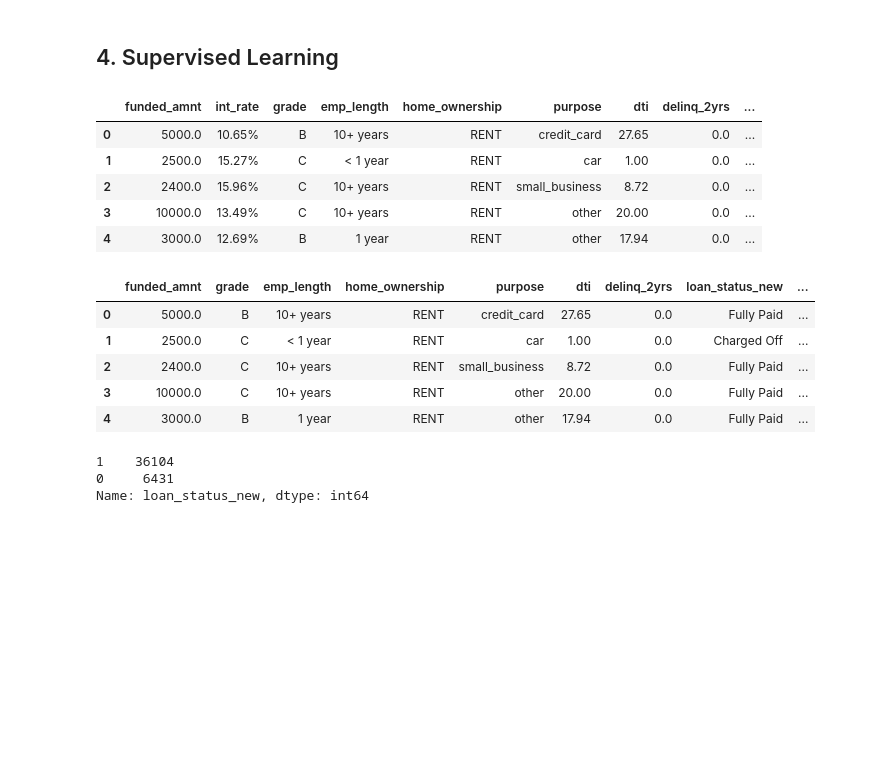
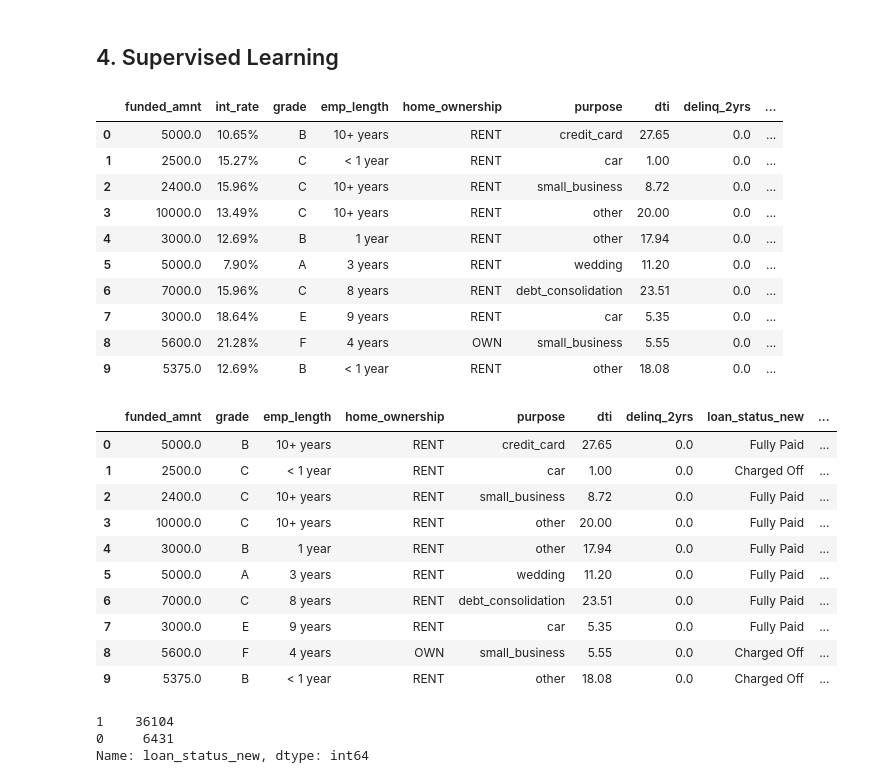
Before and after one commit to j-tian/Springboard, a Jupyter notebook: capstone_one.ipynb, the cells around one changed output. Drawn from its saved outputs; the diff is of its cells as text; code cells hidden in the pictures; blank space fills up the shorter version.

```diff
--- a/capstone_one.ipynb
+++ b/capstone_one.ipynb
@@ -276,23 +276,28 @@ from scipy.stats import boxcox
 # %%
 df1 = df.filter(['funded_amnt','term','int_rate','installment','grade','sub_grade','emp_length','home_ownership',
                     'annual_inc','verification_status','purpose','dti','delinq_2yrs','loan_status_new'])
 df1=df1.dropna(axis=0)
 df1.drop(['installment','sub_grade','verification_status','term'], axis=1, inplace = True)
 #df1.drop(['purpose'], axis=1, inplace = True)
 #df1.drop(['home_ownership'], axis=1, inplace = True)
-df1.head()
+df1.head(10)
 # %% [output]
 |  | funded_amnt | int_rate | grade | emp_length | home_ownership | purpose | dti | delinq_2yrs | ... |
 | 0 | 5000.0 | 10.65% | B | 10+ years | RENT | credit_card | 27.65 | 0.0 | ... |
 | 1 | 2500.0 | 15.27% | C | < 1 year | RENT | car | 1.00 | 0.0 | ... |
 | 2 | 2400.0 | 15.96% | C | 10+ years | RENT | small_business | 8.72 | 0.0 | ... |
 | 3 | 10000.0 | 13.49% | C | 10+ years | RENT | other | 20.00 | 0.0 | ... |
 | 4 | 3000.0 | 12.69% | B | 1 year | RENT | other | 17.94 | 0.0 | ... |
+| 5 | 5000.0 | 7.90% | A | 3 years | RENT | wedding | 11.20 | 0.0 | ... |
+| 6 | 7000.0 | 15.96% | C | 8 years | RENT | debt_consolidation | 23.51 | 0.0 | ... |
+| 7 | 3000.0 | 18.64% | E | 9 years | RENT | car | 5.35 | 0.0 | ... |
+| 8 | 5600.0 | 21.28% | F | 4 years | OWN | small_business | 5.55 | 0.0 | ... |
+| 9 | 5375.0 | 12.69% | B | < 1 year | RENT | other | 18.08 | 0.0 | ... |
 # %%
 #df1['emp_length']=df1['emp_length'].apply(lambda x: str(x.split(' ')[0]))
 df1['int_rate_new']=df1['int_rate'].apply(lambda x: float(x.split('%')[0]))
 df1.drop(['int_rate'],axis=1, inplace = True)
-df1.head()
+df1.head(10)
 # %% [output]
 |  | funded_amnt | grade | emp_length | home_ownership | purpose | dti | delinq_2yrs | loan_status_new | ... |
 | 0 | 5000.0 | B | 10+ years | RENT | credit_card | 27.65 | 0.0 | Fully Paid | ... |
@@ -300,6 +305,11 @@ df1.head()
 | 2 | 2400.0 | C | 10+ years | RENT | small_business | 8.72 | 0.0 | Fully Paid | ... |
 | 3 | 10000.0 | C | 10+ years | RENT | other | 20.00 | 0.0 | Fully Paid | ... |
 | 4 | 3000.0 | B | 1 year | RENT | other | 17.94 | 0.0 | Fully Paid | ... |
+| 5 | 5000.0 | A | 3 years | RENT | wedding | 11.20 | 0.0 | Fully Paid | ... |
+| 6 | 7000.0 | C | 8 years | RENT | debt_consolidation | 23.51 | 0.0 | Fully Paid | ... |
+| 7 | 3000.0 | E | 9 years | RENT | car | 5.35 | 0.0 | Fully Paid | ... |
+| 8 | 5600.0 | F | 4 years | OWN | small_business | 5.55 | 0.0 | Charged Off | ... |
+| 9 | 5375.0 | B | < 1 year | RENT | other | 18.08 | 0.0 | Charged Off | ... |
 # %%
 df1['loan_status_new']=df1['loan_status_new'].astype('category').cat.codes
 #cleanup_nums = {"loan_status_new":{"Fully Paid": 1, "Charged Off": 0}}
```
Also changed, not shown: parts of 11 cells of this notebook.
